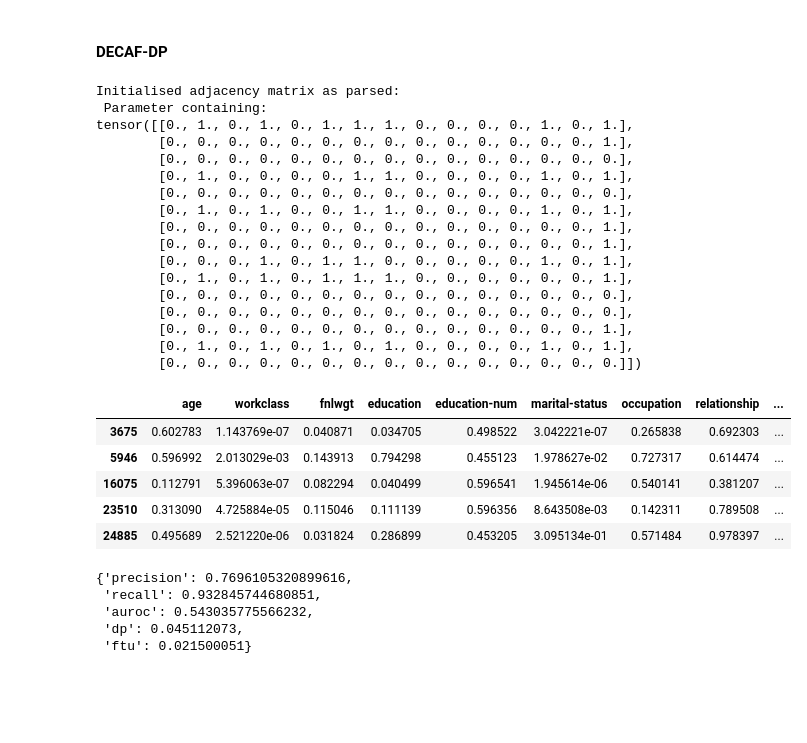
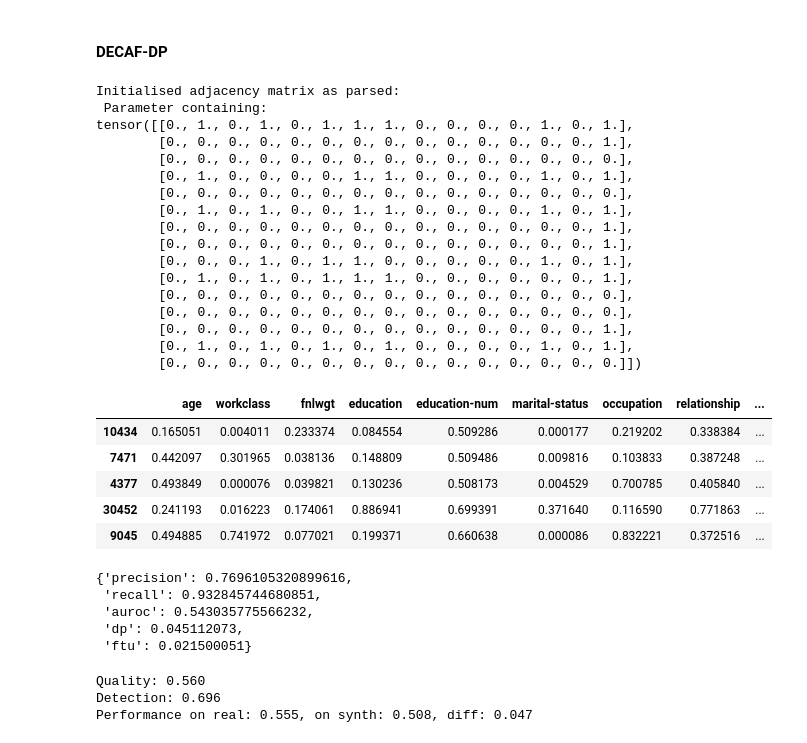
Before and after one commit to dariusbarsony/UvA_FACT2022, a Jupyter notebook: experiment_1.ipynb, the cells around one changed output. Cells and saved outputs as stored; diff of their text form; code cells hidden in the pictures; blank space fills up the shorter version.

```diff
--- a/experiment_1.ipynb
+++ b/experiment_1.ipynb
@@ -445,37 +627,29 @@ eval_model(synth_data, dataset_test)
 # %% [markdown]
 #### DECAF-DP
 # %%
-synth_data = train_decaf(dataset_train, dag_seed, biased_edges=bias_dict_dp)
+_, synth_data = train_decaf(dataset_train, dag_seed, dataset_test, biased_edges=bias_dict_dp, generate_test=True)
 synth_data.head()
 # %% [output]
 Initialised adjacency matrix as parsed:
  Parameter containing:
 tensor([[0., 1., 0., 1., 0., 1., 1., 1., 0., 0., 0., 0., 1., 0., 1.],
         [0., 0., 0., 0., 0., 0., 0., 0., 0., 0., 0., 0., 0., 0., 1.],
         [0., 0., 0., 0., 0., 0., 0., 0., 0., 0., 0., 0., 0., 0., 0.],
         [0., 1., 0., 0., 0., 0., 1., 1., 0., 0., 0., 0., 1., 0., 1.],
         [0., 0., 0., 0., 0., 0., 0., 0., 0., 0., 0., 0., 0., 0., 0.],
         [0., 1., 0., 1., 0., 0., 1., 1., 0., 0., 0., 0., 1., 0., 1.],
         [0., 0., 0., 0., 0., 0., 0., 0., 0., 0., 0., 0., 0., 0., 1.],
         [0., 0., 0., 0., 0., 0., 0., 0., 0., 0., 0., 0., 0., 0., 1.],
         [0., 0., 0., 1., 0., 1., 1., 0., 0., 0., 0., 0., 1., 0., 1.],
         [0., 1., 0., 1., 0., 1., 1., 1., 0., 0., 0., 0., 0., 0., 1.],
         [0., 0., 0., 0., 0., 0., 0., 0., 0., 0., 0., 0., 0., 0., 0.],
         [0., 0., 0., 0., 0., 0., 0., 0., 0., 0., 0., 0., 0., 0., 0.],
         [0., 0., 0., 0., 0., 0., 0., 0., 0., 0., 0., 0., 0., 0., 1.],
         [0., 1., 0., 1., 0., 1., 0., 1., 0., 0., 0., 0., 1., 0., 1.],
         [0., 0., 0., 0., 0., 0., 0., 0., 0., 0., 0., 0., 0., 0., 0.]])
 |  | age | workclass | fnlwgt | education | education-num | marital-status | occupation | relationship | ... |
-| 3675 | 0.602783 | 1.143769e-07 | 0.040871 | 0.034705 | 0.498522 | 3.042221e-07 | 0.265838 | 0.692303 | ... |
-| 5946 | 0.596992 | 2.013029e-03 | 0.143913 | 0.794298 | 0.455123 | 1.978627e-02 | 0.727317 | 0.614474 | ... |
-| 16075 | 0.112791 | 5.396063e-07 | 0.082294 | 0.040499 | 0.596541 | 1.945614e-06 | 0.540141 | 0.381207 | ... |
-| 23510 | 0.313090 | 4.725884e-05 | 0.115046 | 0.111139 | 0.596356 | 8.643508e-03 | 0.142311 | 0.789508 | ... |
-| 24885 | 0.495689 | 2.521220e-06 | 0.031824 | 0.286899 | 0.453205 | 3.095134e-01 | 0.571484 | 0.978397 | ... |
+| 10434 | 0.165051 | 0.004011 | 0.233374 | 0.084554 | 0.509286 | 0.000177 | 0.219202 | 0.338384 | ... |
+| 7471 | 0.442097 | 0.301965 | 0.038136 | 0.148809 | 0.509486 | 0.009816 | 0.103833 | 0.387248 | ... |
+| 4377 | 0.493849 | 0.000076 | 0.039821 | 0.130236 | 0.508173 | 0.004529 | 0.700785 | 0.405840 | ... |
+| 30452 | 0.241193 | 0.016223 | 0.174061 | 0.886941 | 0.699391 | 0.371640 | 0.116590 | 0.771863 | ... |
+| 9045 | 0.494885 | 0.741972 | 0.077021 | 0.199371 | 0.660638 | 0.000086 | 0.832221 | 0.372516 | ... |
-# %%
-eval_model(synth_data, dataset_test)
-# %% [output]
-{'precision': 0.7696105320899616,
- 'recall': 0.932845744680851,
- 'auroc': 0.543035775566232,
- 'dp': 0.045112073,
- 'ftu': 0.021500051}
@@ -481,0 +660,9 @@ eval_model(synth_data, dataset_test)
+# %%
+# decaf evaluation
+eval_model(synth_data, dataset_test)
+# %% [output]
+{'precision': 0.7696105320899616,
+ 'recall': 0.932845744680851,
+ 'auroc': 0.543035775566232,
+ 'dp': 0.045112073,
+ 'ftu': 0.021500051}
@@ -481,0 +673,22 @@ eval_model(synth_data, dataset_test)
+# %%
+label = "income"
+
+X_synth_loader = GenericDataLoader(
+    X_synth_test,
+    target_column=label,
+)
+X_test_loader = GenericDataLoader(
+    X_test,
+    target_column=label,
+)
+
+res = eval_goggle(X_synth_loader, X_test_loader)
+
+print(f"Quality: {res[0]:.3f}")
+print(f"Detection: {res[2]:.3f}")
+print(
+f"Performance on real: {res[1][0]:.3f}, on synth: {res[1][1]:.3f}, diff: {(res[1][0] - res[1][1]):.3f}")
+# %% [output]
+Quality: 0.560
+Detection: 0.696
+Performance on real: 0.555, on synth: 0.508, diff: 0.047
```
Also changed, not shown: parts of 19 cells of this notebook, 5 other files.
